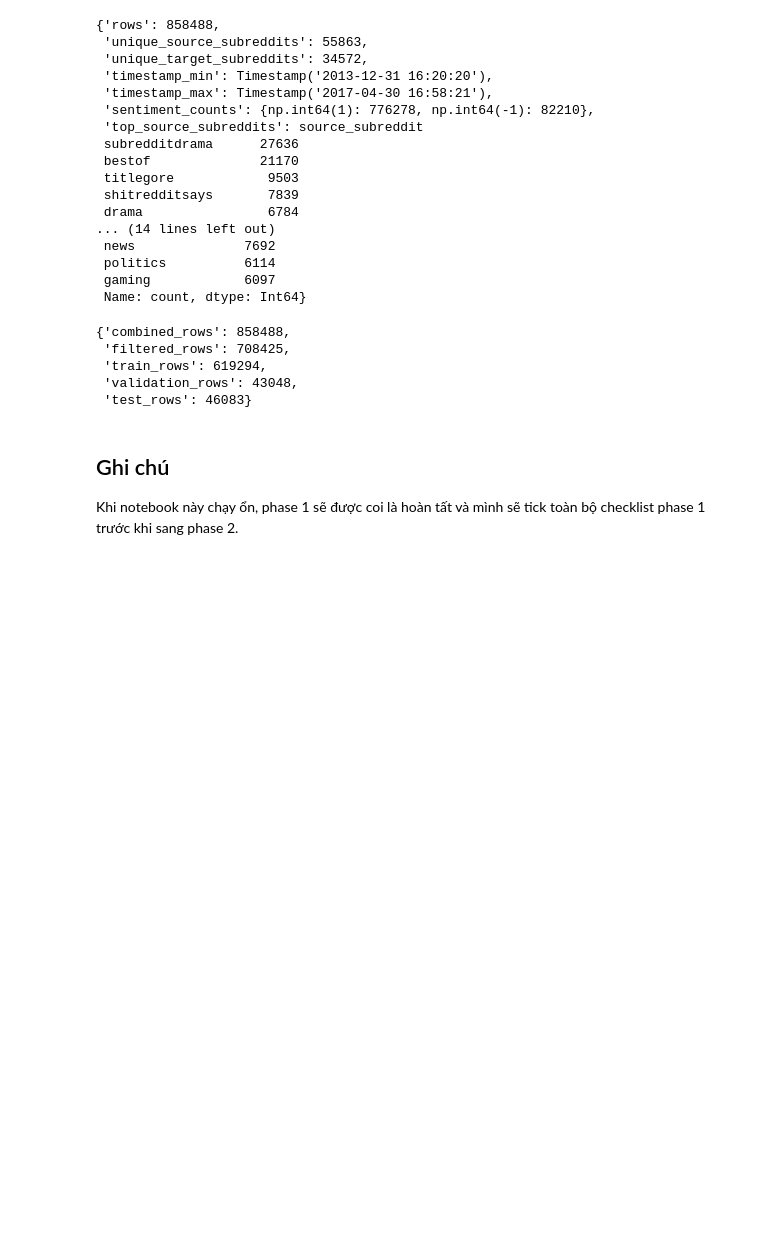
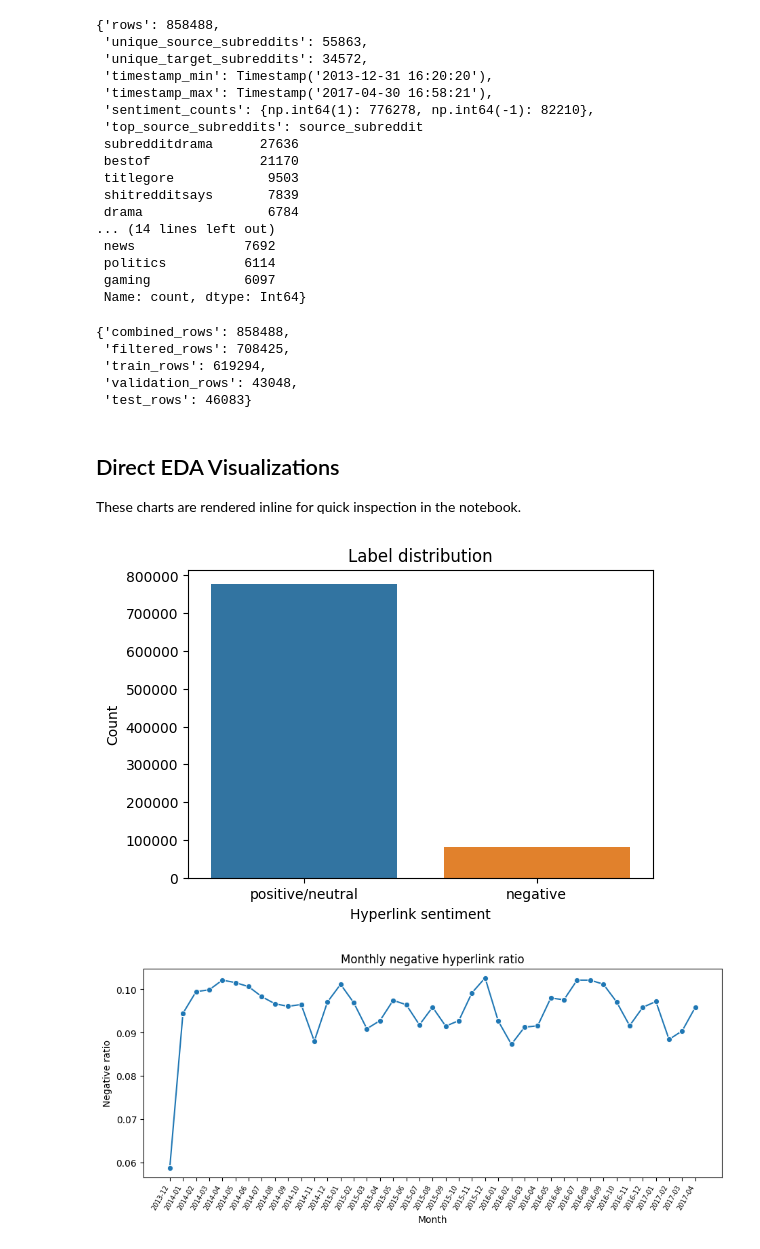
Before and after one commit to Tommyhuy1705/Explainable_Signed_Link_Prediction_for_Reddit_Inter-Community_Conflict_Warning, a Jupyter notebook: notebooks/01_data_exploration.ipynb, the cells around one changed output. Cells and saved outputs as stored; diff of their text form; code cells hidden in the pictures; blank space fills up the shorter version.

```diff
--- a/notebooks/01_data_exploration.ipynb
+++ b/notebooks/01_data_exploration.ipynb
@@ -13,26 +5,21 @@ Notebook này thực hiện phase 1 theo đúng thứ tự: load dữ liệu, ch
 # %%
 from pathlib import Path
 import sys
-
-import pandas as pd
 
 root = Path.cwd()
 if not (root / 'data').exists():
     root = root.parent
 sys.path.insert(0, str(root))
 
-from src.phase1 import (
-    apply_k_core_filter,
-    combine_raw_datasets,
-    summarize_hyperlinks,
-    temporal_split,
-)
+from src.phase1 import combine_raw_datasets, summarize_hyperlinks, apply_k_core_filter, temporal_split
 
-body_path = root / 'data' / 'raw' / 'soc-redditHyperlinks-body.tsv'
-title_path = root / 'data' / 'raw' / 'soc-redditHyperlinks-title.tsv'
+raw_dir = root / 'data' / 'raw'
 interim_dir = root / 'data' / 'interim'
 processed_dir = root / 'data' / 'processed'
 interim_dir.mkdir(parents=True, exist_ok=True)
 processed_dir.mkdir(parents=True, exist_ok=True)
+
+body_path = raw_dir / 'soc-redditHyperlinks-body.tsv'
+title_path = raw_dir / 'soc-redditHyperlinks-title.tsv'
 body_path, title_path
 # %% [output]
@@ -83,7 +70,32 @@ test_df.to_csv(processed_dir / 'phase1_test.csv', index=False)
  'train_rows': 619294,
  'validation_rows': 43048,
  'test_rows': 46083}
-# %% [markdown]
-## Ghi chú
-
-Khi notebook này chạy ổn, phase 1 sẽ được coi là hoàn tất và mình sẽ tick toàn bộ checklist phase 1 trước khi sang phase 2.
+# %% [markdown]
+## Direct EDA Visualizations
+
+These charts are rendered inline for quick inspection in the notebook.
+# %%
+import matplotlib.pyplot as plt
+import seaborn as sns
+
+label_counts = combined['link_sentiment'].map({1: 'positive/neutral', -1: 'negative'}).value_counts()
+plt.figure(figsize=(6, 4))
+sns.barplot(x=label_counts.index, y=label_counts.values, hue=label_counts.index, legend=False)
+plt.title('Label distribution')
+plt.xlabel('Hyperlink sentiment')
+plt.ylabel('Count')
+plt.show()
+
+monthly = combined.assign(month=combined['timestamp'].dt.to_period('M').astype(str))
+monthly = monthly.groupby('month')['link_sentiment'].agg(total='size', negative=lambda values: int((values == -1).sum())).reset_index()
+monthly['negative_ratio'] = monthly['negative'] / monthly['total']
+plt.figure(figsize=(11, 4))
+sns.lineplot(data=monthly, x='month', y='negative_ratio', marker='o')
+plt.title('Monthly negative hyperlink ratio')
+plt.xlabel('Month')
+plt.ylabel('Negative ratio')
+plt.xticks(rotation=60, ha='right', fontsize=7)
+plt.show()
+# %% [output]
+[figure, added]
+[figure, added]
```
Also changed, not shown: parts of 4 cells of this notebook, 3 other files.
